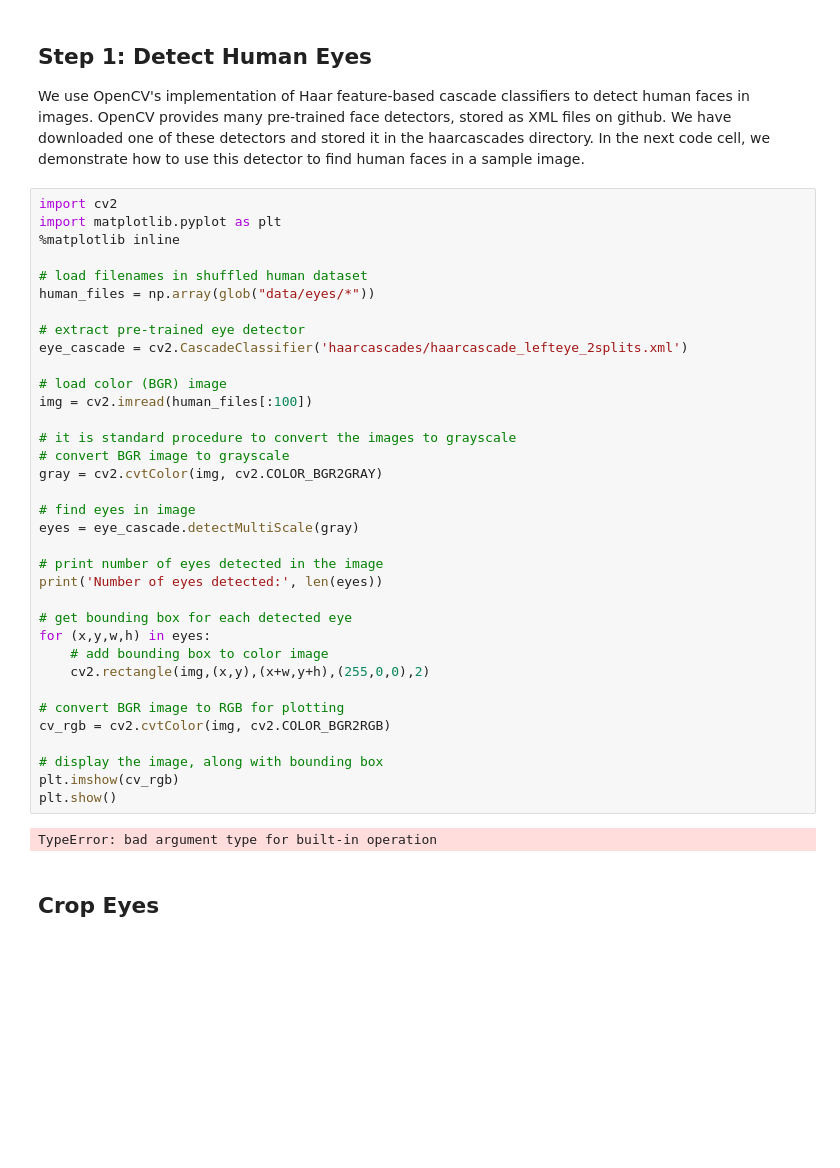
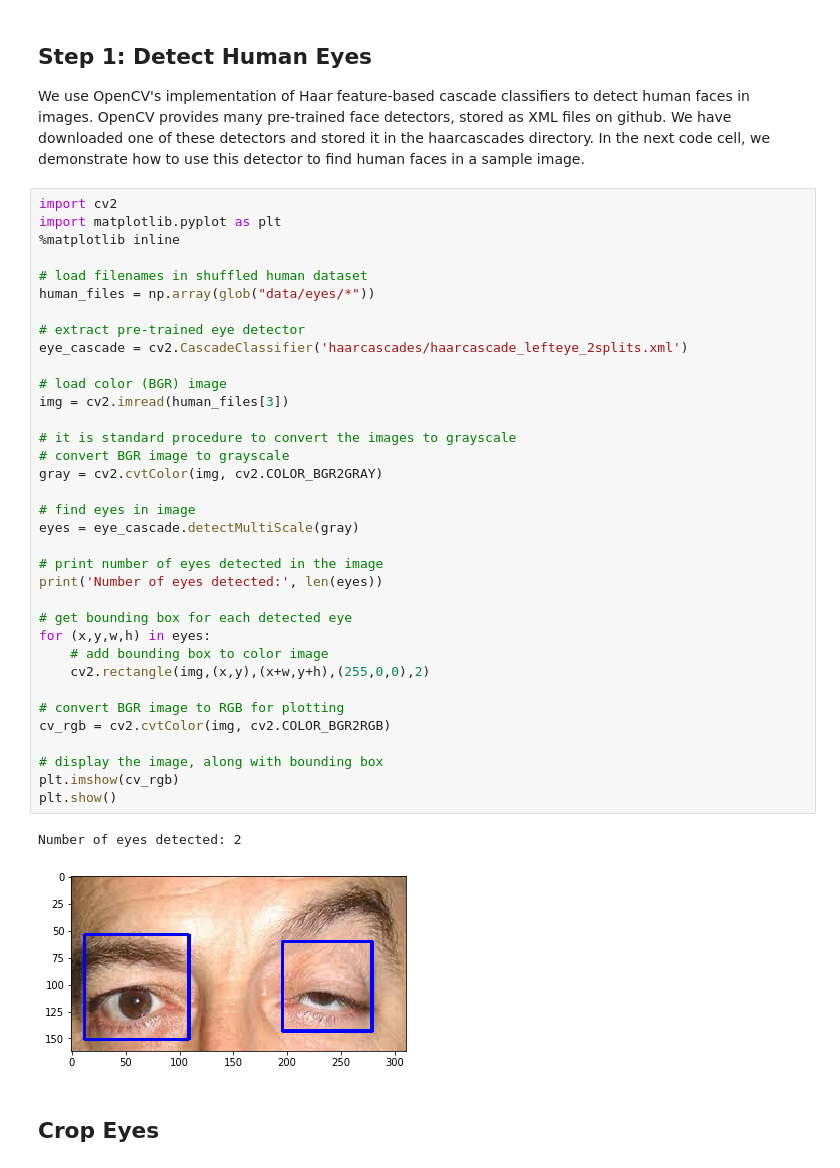
Before and after one commit to boscoybarra/dermatologist-ai, a Jupyter notebook: dermatologist_app.ipynb, the cells around one changed output. Saved outputs shown, nothing was run; the diff lists cells and outputs as text; blank space fills up the shorter version.

```diff
--- a/dermatologist_app.ipynb
+++ b/dermatologist_app.ipynb
@@ -51,35 +50,36 @@ import matplotlib.pyplot as plt
 # load filenames in shuffled human dataset
 human_files = np.array(glob("data/eyes/*"))
 
 # extract pre-trained eye detector
 eye_cascade = cv2.CascadeClassifier('haarcascades/haarcascade_lefteye_2splits.xml')
 
 # load color (BGR) image
-img = cv2.imread(human_files[:100])
+img = cv2.imread(human_files[3])
 
 # it is standard procedure to convert the images to grayscale
 # convert BGR image to grayscale
 gray = cv2.cvtColor(img, cv2.COLOR_BGR2GRAY)
 
 # find eyes in image
 eyes = eye_cascade.detectMultiScale(gray)
 
 # print number of eyes detected in the image
 print('Number of eyes detected:', len(eyes))
 
 # get bounding box for each detected eye
 for (x,y,w,h) in eyes:
     # add bounding box to color image
     cv2.rectangle(img,(x,y),(x+w,y+h),(255,0,0),2)
 
 # convert BGR image to RGB for plotting
 cv_rgb = cv2.cvtColor(img, cv2.COLOR_BGR2RGB)
 
 # display the image, along with bounding box
 plt.imshow(cv_rgb)
 plt.show()
 # %% [output]
-TypeError: bad argument type for built-in operation
+Number of eyes detected: 2
+[figure, added]
 # %% [markdown]
 ## Crop Eyes
 # %%
```
Also changed, not shown: parts of 15 cells of this notebook, 1 other file.
